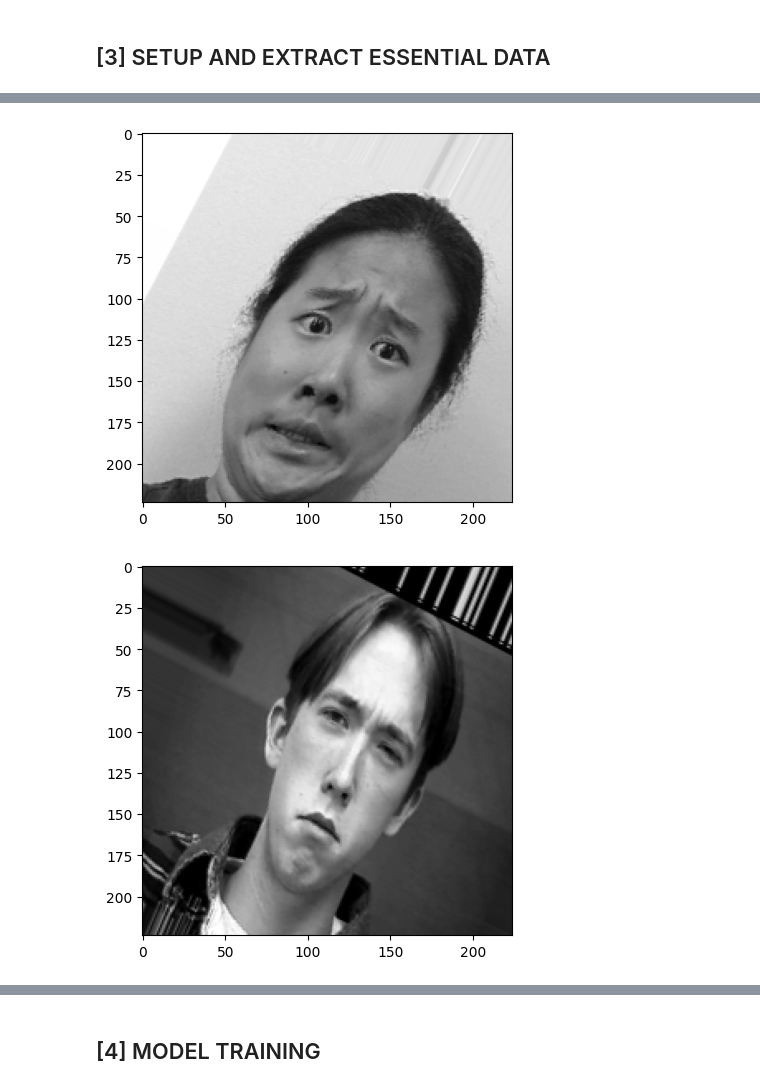
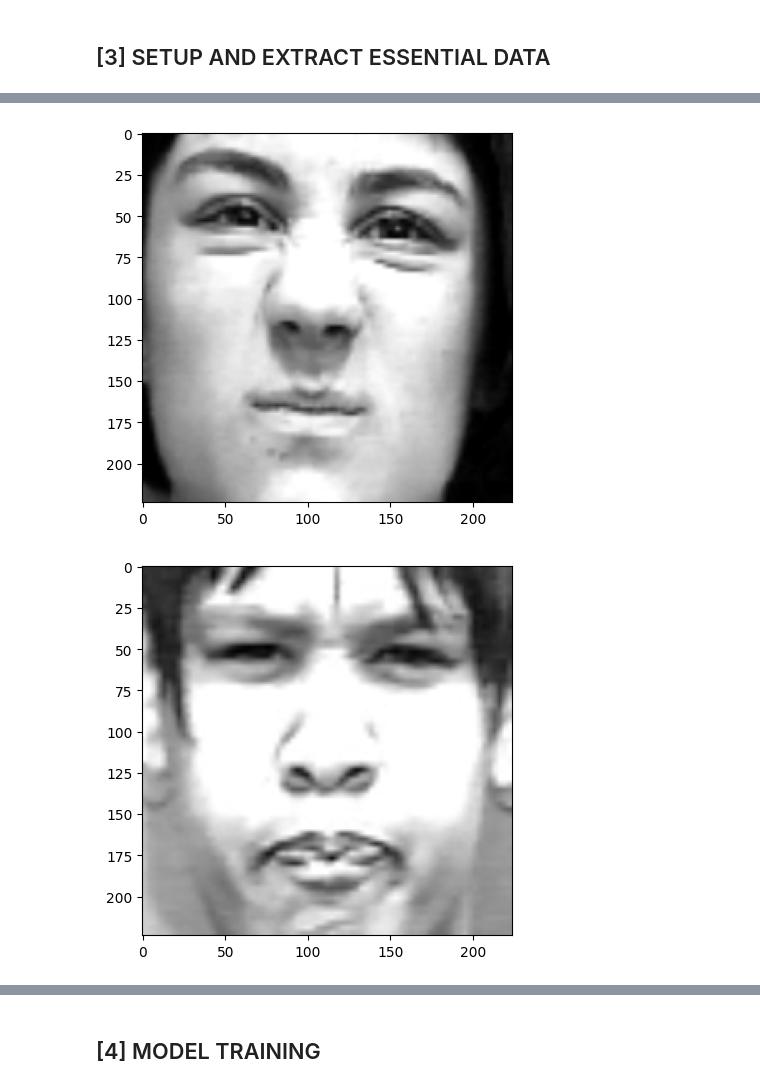
Before and after one commit to baopham2611/Deep_learning_a1, a Jupyter notebook: FacialClassifier.ipynb, the cells around one changed output, grey strips where cells are left out. Cells and saved outputs as stored; diff of their text form; code cells hidden in the pictures.

```diff
--- a/FacialClassifier.ipynb
+++ b/FacialClassifier.ipynb
@@ -273,6 +273,8 @@ from tensorflow.keras.preprocessing.image import load_img, img_to_array
 from tensorflow.keras.preprocessing.image import ImageDataGenerator
 from sklearn.model_selection import train_test_split
 from tensorflow.keras.utils import to_categorical
+import dlib
+
 import numpy as np
 
 class CustomDataLoader(Sequence):
@@ -293,6 +295,11 @@ class CustomDataLoader(Sequence):
         self.image_size = image_size
         self.shuffle = shuffle
         self.augment = augment
+        # Load the pre-trained facial landmark predictor
+        self.predictor_path = "./shape_predictor_68_face_landmarks.dat"
+        self.face_detector = dlib.get_frontal_face_detector()
+        self.landmark_predictor = dlib.shape_predictor(self.predictor_path)
+
         self.on_epoch_end()
 
         # Data augmentation configuration
@@ -335,6 +342,18 @@ class CustomDataLoader(Sequence):
         if self.shuffle:
             np.random.shuffle(self.indices)
 
+    def place_on_black_background(self, cropped_face, bg_size=(48, 48)):
+        # Create a black background
+        background = np.zeros((bg_size[0], bg_size[1]), dtype=np.uint8)
+
+        # Calculate the centering position
+        x_offset = (bg_size[1] - cropped_face.shape[1]) // 2
+        y_offset = (bg_size[0] - cropped_face.shape[0]) // 2
+
+        # Place the cropped face in the center of the black background
+        background[y_offset:y_offset+cropped_face.shape[0], x_offset:x_offset+cropped_face.shape[1]] = cropped_face
+        return background
+
     def __data_generation(self, indexes):
         """
         Generates data containing batch_size samples.
@@ -349,16 +368,28 @@ class CustomDataLoader(Sequence):
             # Load and preprocess the image
             img = load_img(self.image_filepaths[idx], target_size=self.image_size, color_mode='grayscale')
             img = img_to_array(img)
+            img = self.datagen.standardize(img)
+            img = img.astype('uint8')
 
-            # img = img / 255.0
-            # img = np.expand_dims(img, axis=0)  # Now img has shape (1, height, width, channels)
-            # if self.augment:
-            #     img = next(self.datagen.flow(img, batch_size=1))[0]
+            # Using the face detector
+            faces = self.face_detector(img, 1)
 
-            img = self.datagen.standardize(img)
+            face = faces[0]
+
+            # Crop the face
+            cropped_face = img[face.top():face.bottom(), face.left():face.right()]
+
+            # Resize the cropped face to the target size
+            cropped_face = cv2.resize(cropped_face, self.image_size)
+
+            # Add a channel dimension
+            cropped_face = np.expand_dims(cropped_face, axis=-1)
+
+            # Normalized
+            cropped_face = cropped_face / 255.0
 
             # Store sample
-            X[i,] = img
+            X[i,] = cropped_face
 
             # Store class
             y_facs[i] = self.labels['facs_output'][idx]
@@ -401,6 +432,7 @@ val_loader = CustomDataLoader(X_val_paths, {'facs_output': y_val_facs, 'emotion_
 test_loader = CustomDataLoader(X_test_paths, {'facs_output': y_test_facs, 'emotion_output': y_test_emotion}, batch_size=32, image_size=(224, 224), shuffle=False, augment=False)
 # %%
 for x, y in train_loader.__iter__():
+    x.shape
     plt.imshow(x[1], cmap='gray')
     plt.show()
 # %% [output]
@@ -417,2 +449,2 @@ for x, y in train_loader.__iter__():
-[figure, old version]
+[figure, new version]
-[figure, old version]
+[figure, new version]
```
Also changed, not shown: parts of 7 cells of this notebook, 1 other file.
